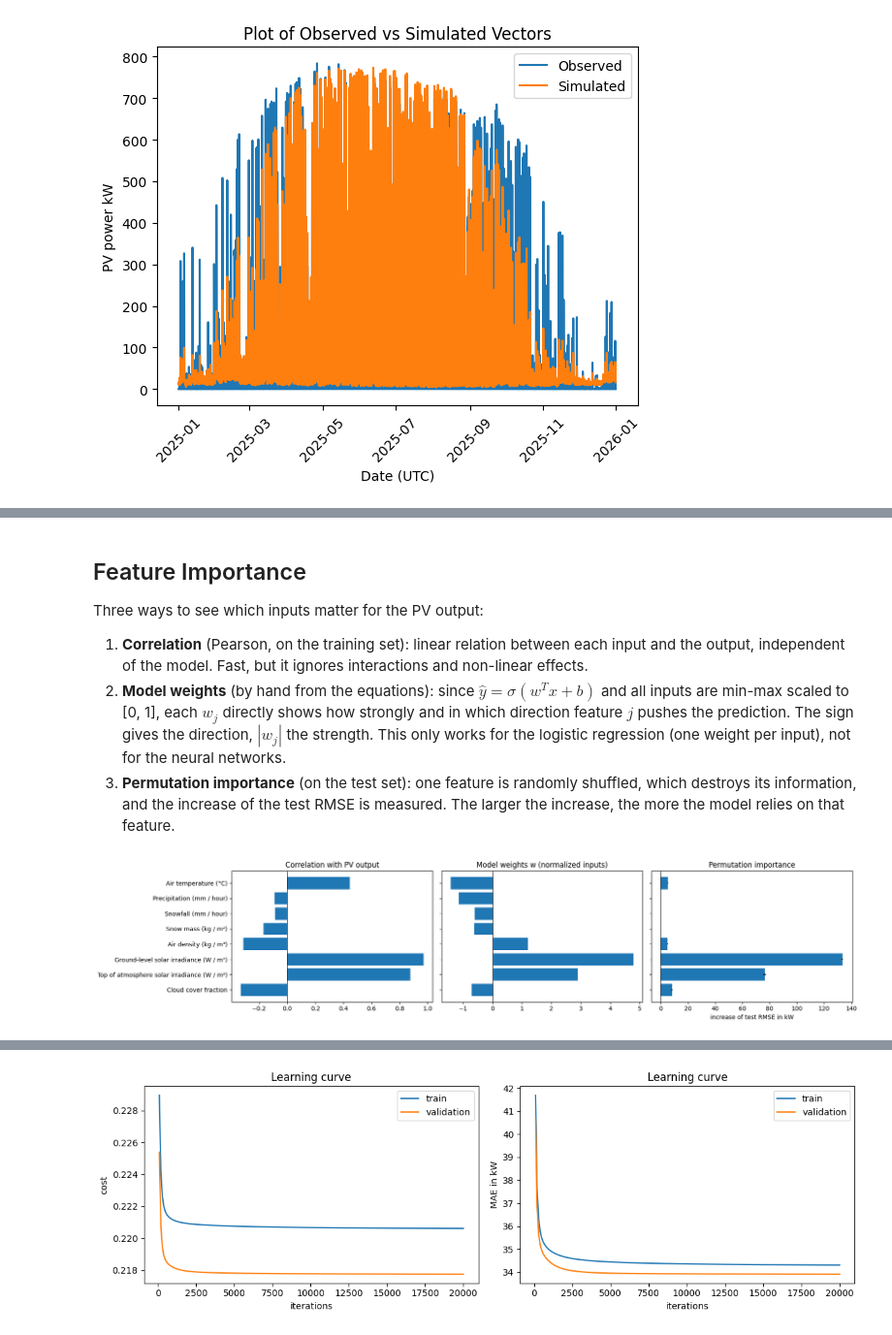
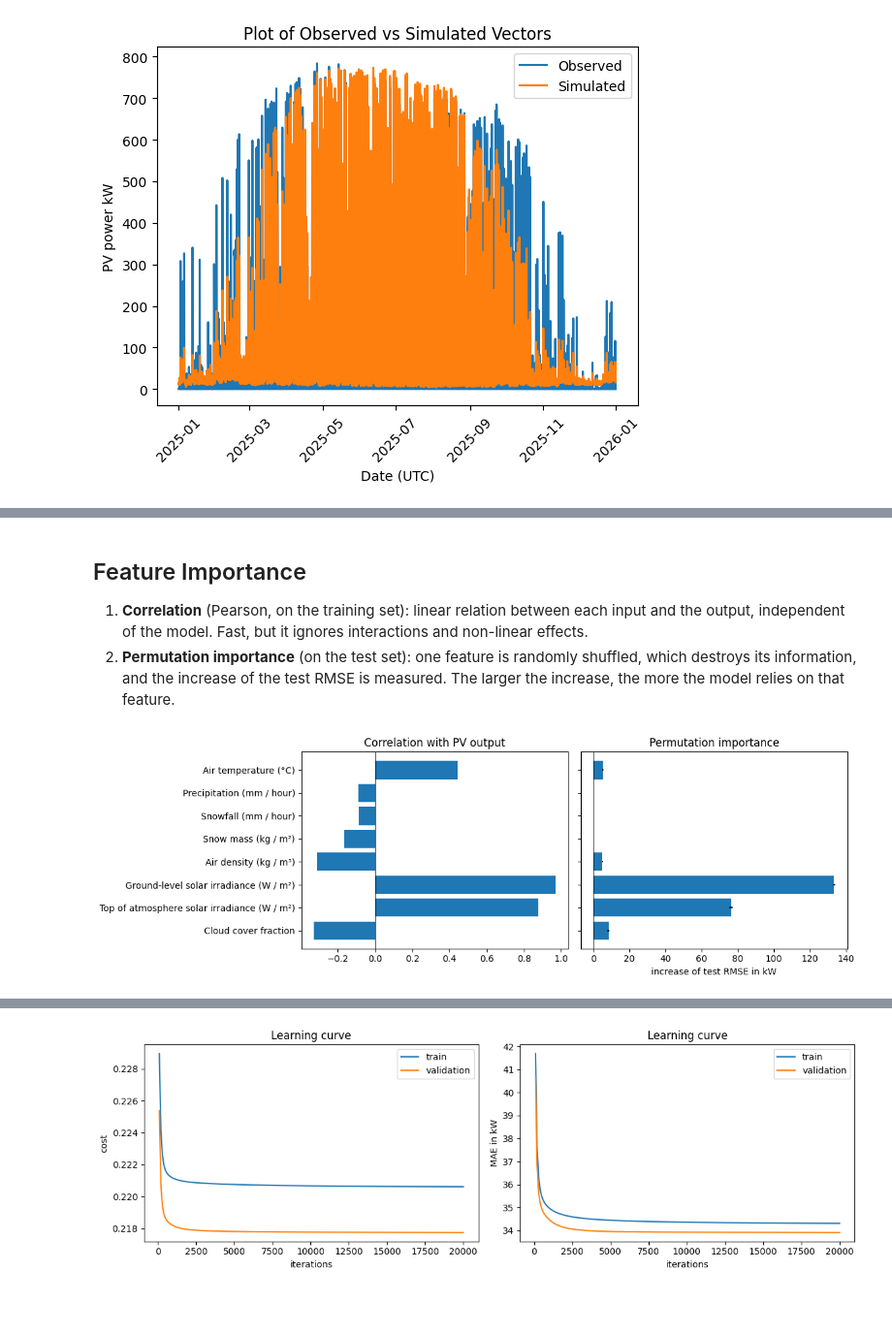
Before and after one commit to Natha-tc/MJ2507-AI-Project---Solar, a Jupyter notebook: 01_Logistic_Regression.ipynb, the cells around one changed output, grey strips where cells are left out. Shown at 97% size. Drawn from its saved outputs; the diff is of its cells as text; code cells hidden in the pictures; blank space fills up the shorter version.

```diff
--- a/01_Logistic_Regression.ipynb
+++ b/01_Logistic_Regression.ipynb
@@ -485,11 +503,7 @@ plt.show()
 # %% [markdown]
 ## Feature Importance
-
-Three ways to see which inputs matter for the PV output:
-
 1. **Correlation** (Pearson, on the training set): linear relation between each input and the output, independent of the model. Fast, but it ignores interactions and non-linear effects.
-2. **Model weights** (by hand from the equations): since $\hat{y} = \sigma(w^T x + b)$ and all inputs are min-max scaled to [0, 1], each $w_j$ directly shows how strongly and in which direction feature $j$ pushes the prediction. The sign gives the direction, $|w_j|$ the strength. This only works for the logistic regression (one weight per input), not for the neural networks.
-3. **Permutation importance** (on the test set): one feature is randomly shuffled, which destroys its information, and the increase of the test RMSE is measured. The larger the increase, the more the model relies on that feature.
+2. **Permutation importance** (on the test set): one feature is randomly shuffled, which destroys its information, and the increase of the test RMSE is measured. The larger the increase, the more the model relies on that feature.
 # %%
 feature_names = data.columns[0:8]
 w = logistic_regression_model["w"]
@@ -509,48 +523,41 @@ plot_labels = [label_map[f] for f in feature_names]
 # 1. correlation of every input with the output (training set only)
 correlation = data.iloc[:split].corr()[data.columns[-1]][feature_names]
 
-# 2. weights of the model (inputs are normalized, so the weights are comparable)
-weights = w.flatten()
-
-# 3. permutation importance: shuffle one feature of the test set and measure the increase of the RMSE in kW
+# 2. permutation importance: shuffle one feature of the test set and measure the increase of the RMSE in kW
 n_repeats = 5
 rng = np.random.default_rng(0)
 base_rmse = test_scores["RMSE"]
 perm_importance = np.zeros((len(feature_names), n_repeats))
 
 for j in range(len(feature_names)):
     for r in range(n_repeats):
         x_shuffled = test_set_x_normalized.copy()
         x_shuffled[j, :] = rng.permutation(x_shuffled[j, :])
         y_shuffled_kw = scaler_y.inverse_transform(predict(w, b, x_shuffled).T)
         perm_importance[j, r] = evaluate(test_set_y_orig, y_shuffled_kw)["RMSE"] - base_rmse
 
 feature_importance = pd.DataFrame({"model": model_name,
                                    "feature": plot_labels,
                                    "correlation_with_output": correlation.values,
-                                   "weight": weights,
-                                   "abs_weight": np.abs(weights),
                                    "permutation_RMSE_increase_kW": perm_importance.mean(axis=1),
                                    "permutation_RMSE_increase_std": perm_importance.std(axis=1)})
 
-fig, ax = plt.subplots(1, 3, figsize=(18, 4), sharey=True)
+fig, ax = plt.subplots(1, 2, figsize=(12, 4), sharey=True)
 
 ax[0].barh(plot_labels, correlation.values)
 ax[0].set_title('Correlation with PV output')
-ax[1].barh(plot_labels, weights)
-ax[1].set_title('Model weights w (normalized inputs)')
-ax[2].barh(plot_labels, perm_importance.mean(axis=1), xerr=perm_importance.std(axis=1))
-ax[2].set_title('Permutation importance')
-ax[2].set_xlabel('increase of test RMSE in kW')
+ax[1].barh(plot_labels, perm_importance.mean(axis=1), xerr=perm_importance.std(axis=1))
+ax[1].set_title('Permutation importance')
+ax[1].set_xlabel('increase of test RMSE in kW')
 
 ax[0].invert_yaxis()    # order of the features
 
 for a in ax:
     a.axvline(0, color='black', linewidth=0.8)
 
 plt.tight_layout()
 plt.show()
 
 feature_importance.sort_values("permutation_RMSE_increase_kW", ascending=False)
 # %% [output]
-[figure, old version]
+[figure, new version]
```
Also changed, not shown: parts of 6 cells of this notebook, 2 other files.
